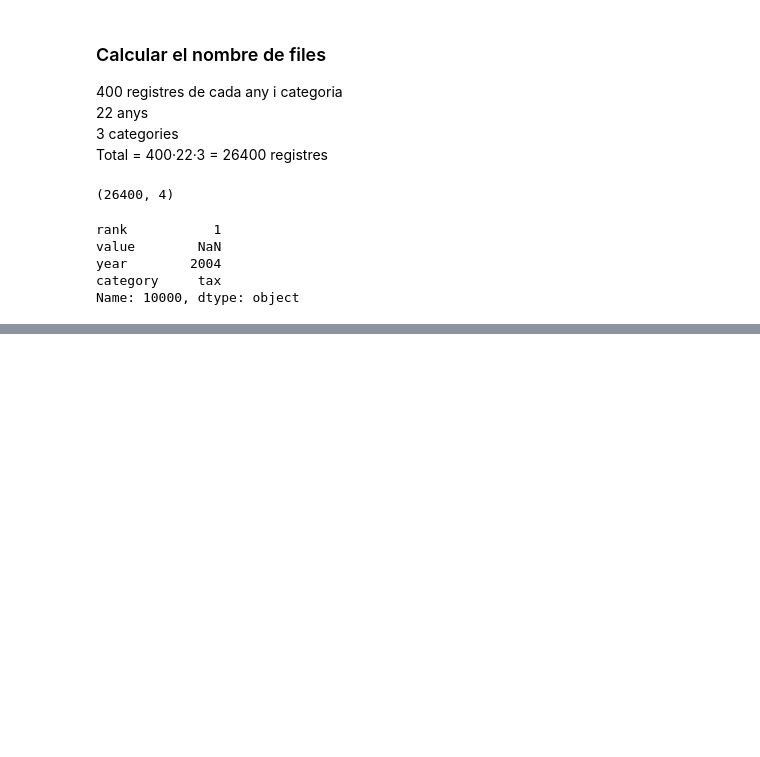
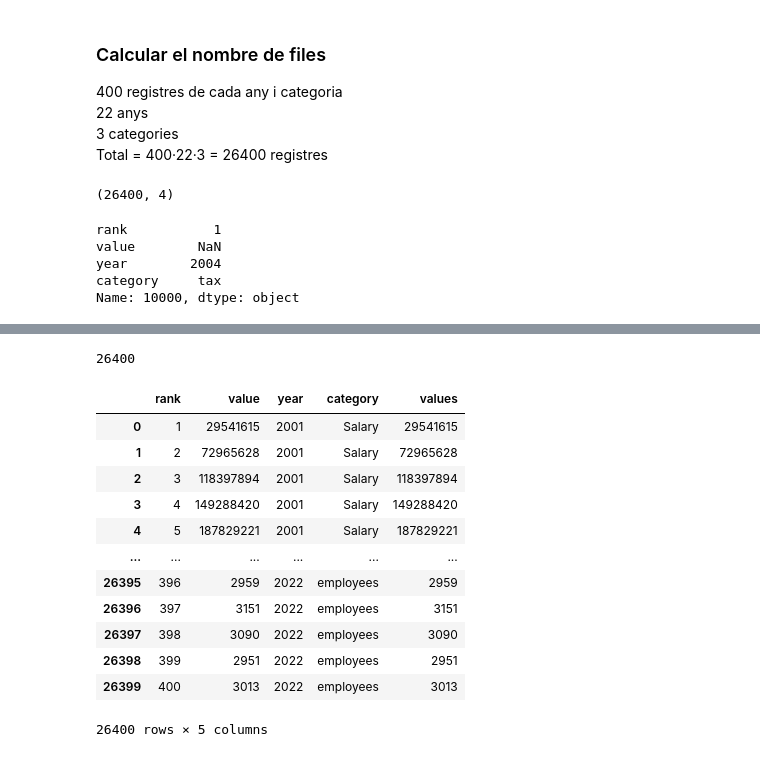
Before and after one commit to mlacasa/1BATXILLERAT, a Jupyter notebook: PràcticaBasedeDades.ipynb, the cells around one changed output, grey strips where cells are left out. Saved outputs shown, nothing was run; the diff lists cells and outputs as text; code cells hidden in the pictures; blank space fills up the shorter version.

```diff
--- a/PràcticaBasedeDades.ipynb
+++ b/PràcticaBasedeDades.ipynb
@@ -387,0 +409,28 @@ len(np.array([np.array([[x]*400 for x in np.array([np.arange(2001,2023,1,dtype=i
+# %%
+# Tenim 66 columnas que contenen els valors demanats.
+# Una columna es pot cridar com
+vValues=[]
+for i in range(1,67):
+  vValues.append(np.array(data1.iloc[:,i]))
+# %%
+len(np.array(vValues).flatten())
+# %% [output]
+26400
+# %%
+data2['value'] = np.array(vValues).flatten()
+# %%
+data2
+# %% [output]
+|  | rank | value | year | category | values |
+| 0 | 1 | 29541615 | 2001 | Salary | 29541615 |
+| 1 | 2 | 72965628 | 2001 | Salary | 72965628 |
+| 2 | 3 | 118397894 | 2001 | Salary | 118397894 |
+| 3 | 4 | 149288420 | 2001 | Salary | 149288420 |
+| 4 | 5 | 187829221 | 2001 | Salary | 187829221 |
+| ... | ... | ... | ... | ... | ... |
+| 26395 | 396 | 2959 | 2022 | employees | 2959 |
+| 26396 | 397 | 3151 | 2022 | employees | 3151 |
+| 26397 | 398 | 3090 | 2022 | employees | 3090 |
+| 26398 | 399 | 2951 | 2022 | employees | 2951 |
+| 26399 | 400 | 3013 | 2022 | employees | 3013 |
+26400 rows × 5 columns
```
Also changed, not shown: parts of 4 cells of this notebook.
